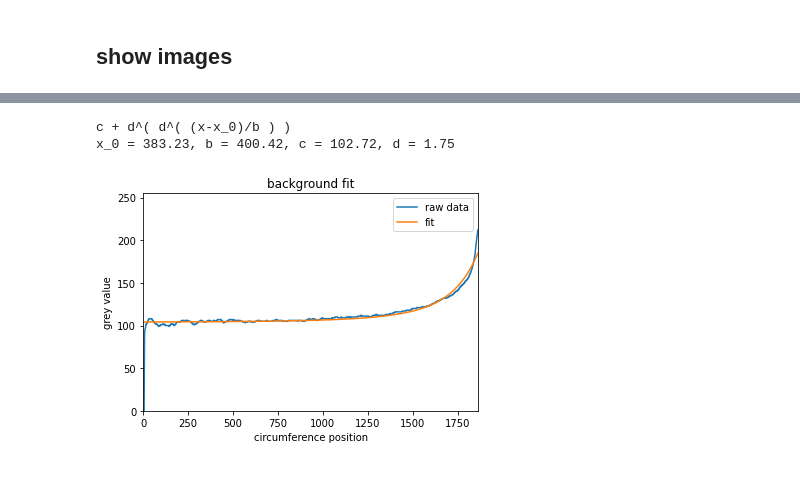
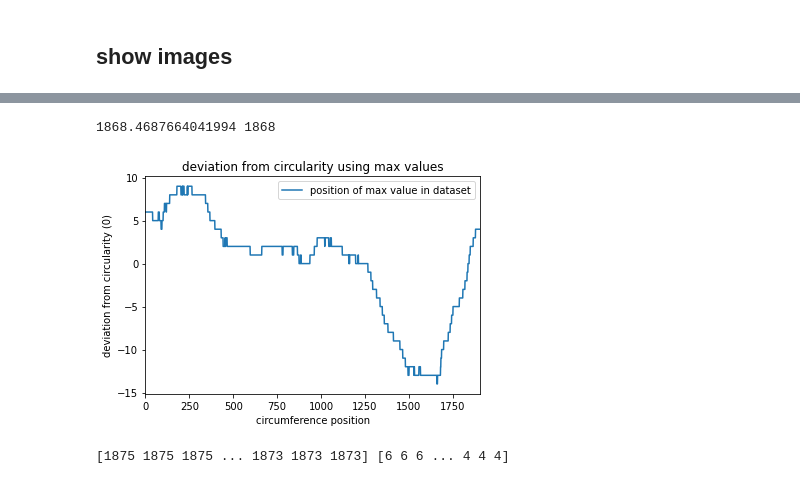
Before and after one commit to kleinerELM/CT_edge_hardening_remover, a Jupyter notebook: edge hardening remover.ipynb, the cells around one changed output, grey strips where cells are left out. Cells and saved outputs as stored; diff of their text form; code cells hidden in the pictures.

```diff
--- a/edge hardening remover.ipynb
+++ b/edge hardening remover.ipynb
@@ -108,12 +67,0 @@ max_pos = np.argmax(mean_values)+2
-# %%
-# find a fit function for the background
-FCP = f.FitCurveProfile( mean_values )
-FCP.filter_values()
-FCP.fit_data()
-FCP.plot_function()
-fit_data = FCP.get_f_data()
-FCP.plot_data()
-# %% [output]
-c + d^( d^( (x-x_0)/b ) )
-x_0 = 383.23, b = 400.42, c = 102.72, d = 1.75
-[figure, removed]
@@ -129,0 +68,9 @@ for i in range(len(polar_image)):
+# %%
+polar_image = CT.circle_to_polar()
+
+border_position, border_deviation = CT.get_border_deviation(polar_image, show_graph = True)
+print(border_position, border_deviation)
+# %% [output]
+1868.4687664041994 1868
+[figure, added]
+[1875 1875 1875 ... 1873 1873 1873] [6 6 6 ... 4 4 4]
```
Also changed, not shown: parts of 10 cells of this notebook, 1 other file.
